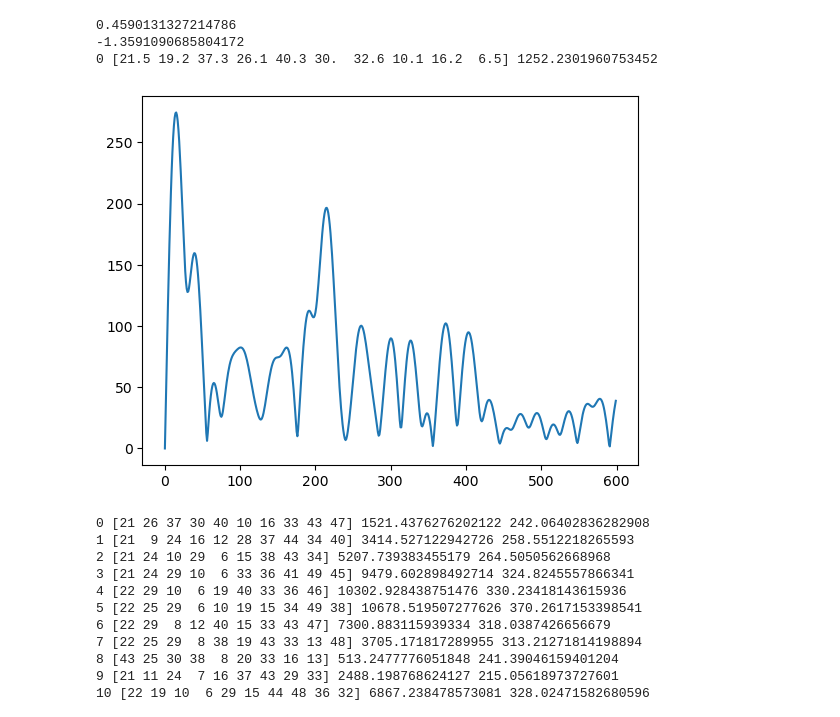
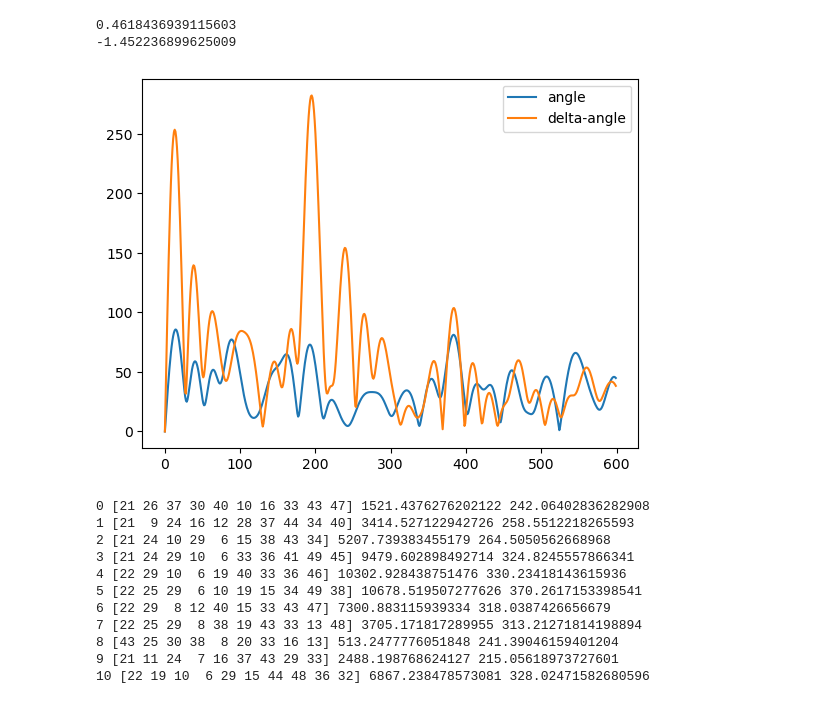
Before and after one commit to hdright/breath_detect, a Jupyter notebook: test.ipynb, the cells around one changed output. Cells and saved outputs as stored; diff of their text form; code cells hidden in the pictures.

```diff
--- a/test.ipynb
+++ b/test.ipynb
@@ -99,40 +91,28 @@ for ii in range(samp.Cfg['Nsamp']):
 # %%
 %matplotlib inline
 import matplotlib.pyplot as plt
 from scipy.signal import find_peaks, lfilter
 from scipy.stats import kurtosis, skew
 from scipy import signal
 
 def zero_crossing_rate(x):
     return np.sum(np.abs(np.diff(np.sign(x)))) / len(x)
-ii = 38
-sc = 0
-# x = savgol_filter(np.abs(psd_[sc][ii]), 10, 2)
+ii = 0
+sc = 28
 x = np.abs(psd_[sc][ii])
-# b, a = signal.butter(2, 0.3)
-# zi = signal.lfilter_zi(b, a)
-# x, _ = lfilter(b, a, np.abs(psd_[sc][ii]), zi=zi * np.abs(psd_[sc][ii][0]))
+x_delta = np.abs(psd_delta[sc][ii])
 freq = np.abs(np.fft.fft(x))
 print(np.sum(freq[100:]) / np.sum(freq))
 print(kurtosis(x[9:32]))
 plt.plot(x)
+plt.plot(x_delta)
+plt.legend(['angle', 'delta-angle'])
+plt.show()
 # plt.plot(np.arange(0, breathEnd, breathEnd / dftSize) * 60, x)
 # plt.plot(np.arange(0, breathEnd, breathEnd / dftSize) * 60, np.abs(psd_bg[ii]))
 # x = psd_bg[ii] - np.mean(psd_bg[ii])
 # print(np.var(x[int(5/BPMresol):int(50/BPMresol)]) / np.max(x[int(5/BPMresol):int(50/BPMresol)]))
-
-
-bpms = []
-idx, _ = find_peaks(x, height=0.1, distance=3, width=3)
-# 输出 idx 中大于5 小于50 的值
-idx = idx[np.where((idx * BPMresol> 5 ) & (idx * BPMresol< 50 ))]
-idx = idx[np.argsort(-x[idx])][:10]
-var = np.var(np.abs(x[idx]))
-bpm = idx * BPMresol
-print(sc, bpm, var)
-bpms.append(bpm)
 # %% [output]
-0.4590131327214786
--1.3591090685804172
-0 [21.5 19.2 37.3 26.1 40.3 30.  32.6 10.1 16.2  6.5] 1252.2301960753452
+0.4618436939115603
+-1.452236899625009
-[figure, old version]
+[figure, new version]
```
Also changed, not shown: parts of 3 cells of this notebook, 6 other files.
